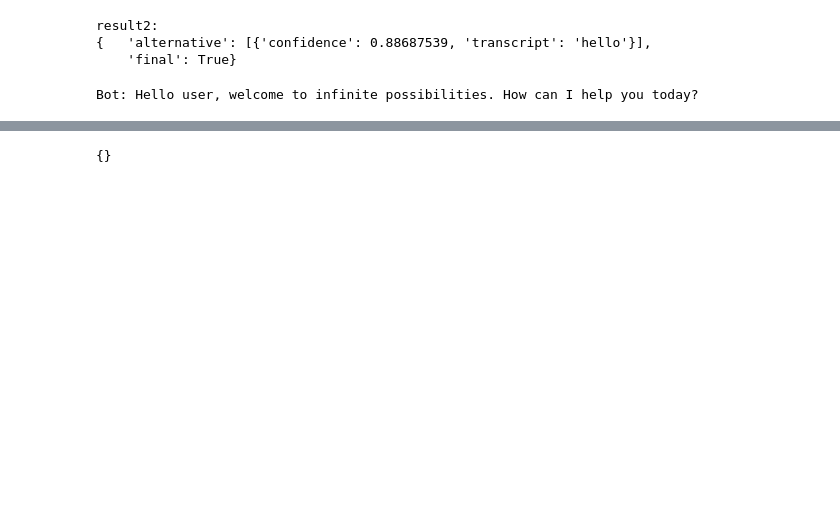
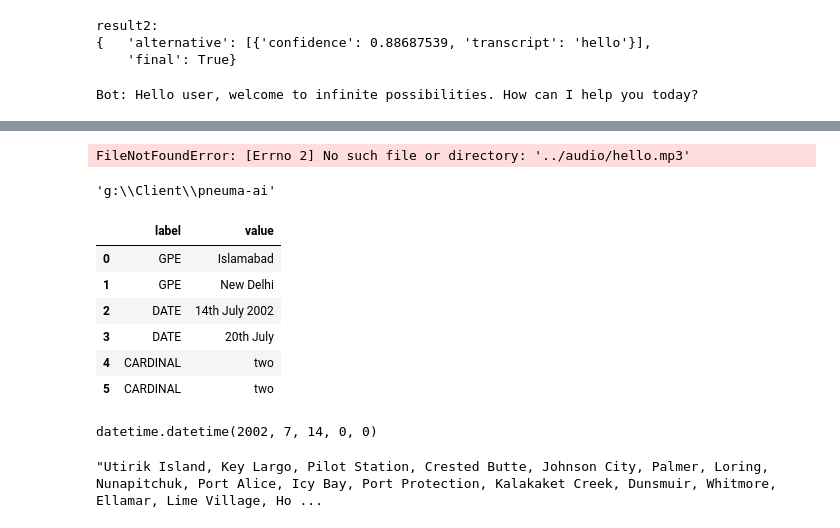
Before and after one commit to ashhadahsan/Flight-Booking-ChatBot, a Jupyter notebook: notebook.ipynb, the cells around one changed output, grey strips where cells are left out. Saved outputs shown, nothing was run; the diff lists cells and outputs as text; code cells hidden in the pictures; blank space fills up the shorter version.

```diff
--- a/notebook.ipynb
+++ b/notebook.ipynb
@@ -80,15 +82,44 @@ import requests
 # Open the audio file
 
 
-files = {'audio': ('hello.mp3', open('hello.mp3', 'rb'), 'audio/mp3'),
+files = {'audio': ('', open('../audio/hello.mp3', 'rb'), 'audio/mp3'),
          }
 data={"username":"usernamee","current_location":"loca"}
 # Send the audio file to the chatbot endpoint
-response = requests.post("http://localhost:8000/api/bookingChat", files=files,data=data)
+response = requests.post("http://127.0.0.1:8000//api/bookingChat", files=files,data=data)
 
 # Print the JSON response
 print(response.json())
+# %% [output]
+FileNotFoundError: [Errno 2] No such file or directory: '../audio/hello.mp3'
-# %%
-response.links
-# %% [output]
-{}
+# %%
+import os
+os.getcwd()
+# %% [output]
+'g:\\Client\\pneuma-ai'
+# %%
+import dateparser
+sentence="I want to go to Islamabad from New Delhi on 14th July 2002 and get back on 20th July. I have two kids and two adults"
+# %%
+import spacy
+nlp = spacy.load('en_core_web_sm')
+doc = nlp(sentence)
+data=[]
+for ent in doc.ents:
+    data.append({"label":ent.label_, "value":ent.text})
+# %%
+import pandas as pd
+df=pd.DataFrame(data=data)
+df
+# %% [output]
+|  | label | value |
+| 0 | GPE | Islamabad |
+| 1 | GPE | New Delhi |
+| 2 | DATE | 14th July 2002 |
+| 3 | DATE | 20th July |
+| 4 | CARDINAL | two |
+| 5 | CARDINAL | two |
+# %%
+dateparser.parse(df[df.label=='DATE']['value'].values.tolist()[0])
+# %% [output]
+datetime.datetime(2002, 7, 14, 0, 0)
@@ -94,0 +134,4 @@ response.links
+# %%
+", ".join([x for x in cities])
+# %% [output]
+"Utirik Island, Key Largo, Pilot Station, Crested Butte, Johnson City, Palmer, Loring, Nunapitchuk, Port Alice, Icy Bay, Port Protection, Kalakaket Creek, Dunsmuir, Whitmore, Ellamar, Lime Village, Ho ...
```
Also changed, not shown: parts of 13 cells of this notebook, 3 other files.
